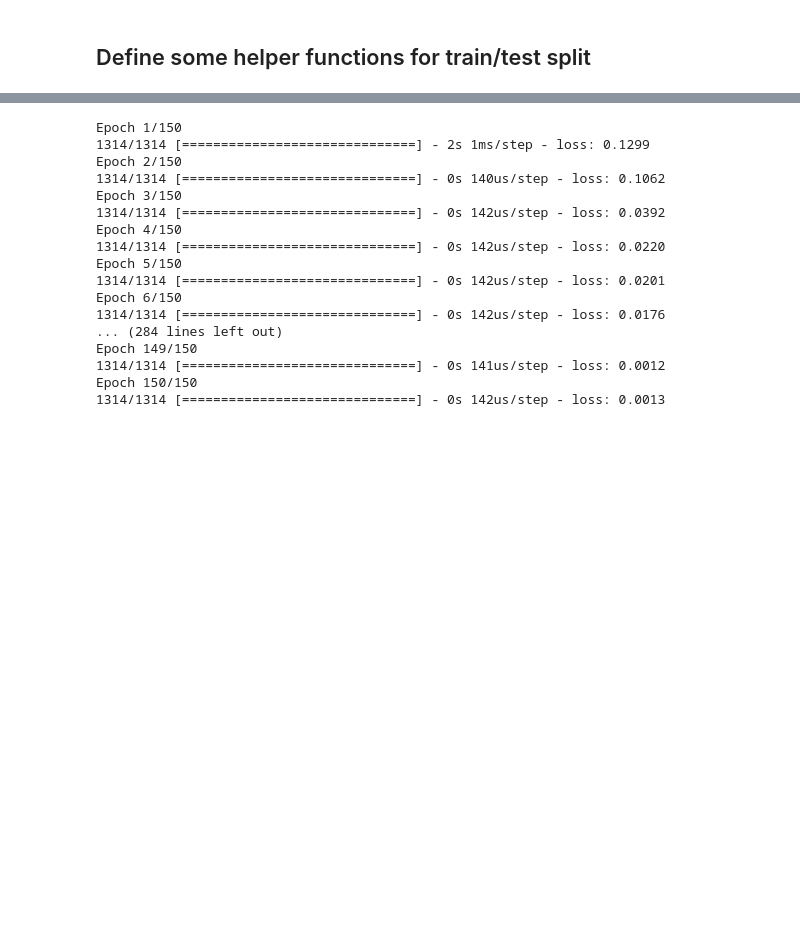
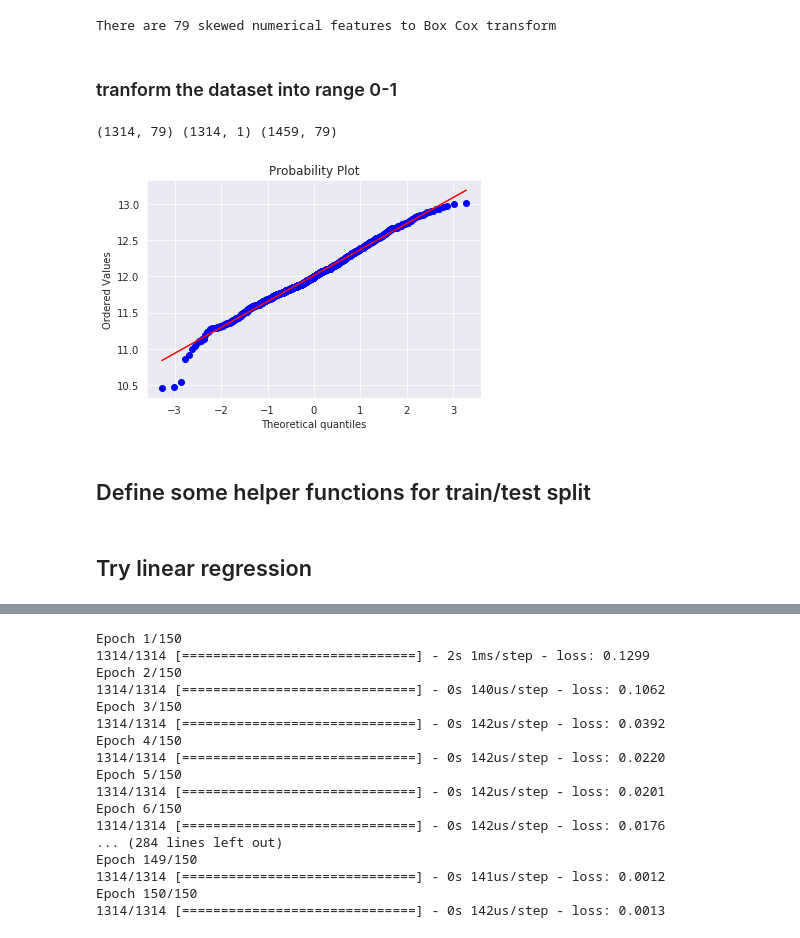
Before and after one commit to wakandan/kaggle, a Jupyter notebook: house-price/baseline-neural-network-Copy2.ipynb, the cells around one changed output, grey strips where cells are left out. Drawn from its saved outputs; the diff is of its cells as text; code cells hidden in the pictures; blank space fills up the shorter version.

```diff
--- a/house-price/baseline-neural-network-Copy2.ipynb
+++ b/house-price/baseline-neural-network-Copy2.ipynb
@@ -101,3 +149,39 @@ Number of rows without outliers: 1314
+# %%
+skewness = skewness[abs(skewness) > 0.75]
+print("There are {} skewed numerical features to Box Cox transform".format(skewness.shape[0]))
+combine = [train_df, test_df]
+from scipy.special import boxcox1p
+skewed_features = skewness.index
+lam = 0.15
+for feat in skewed_features:
+    #all_data[feat] += 1
+    dataset[feat] = boxcox1p(dataset[feat], lam)
+# %% [output]
+There are 79 skewed numerical features to Box Cox transform
+# %% [markdown]
+### tranform the dataset into range 0-1
+# %%
+combined = pd.concat([train_df, test_df])
+scaler = MinMaxScaler()
+scaler.fit(combined)
+train = scaler.transform(train_df)
+test = scaler.transform(test_df)
+
+#scale SalePrice using log1p toi ensure normal distribution because we are going to use linear models
+y = np.log1p(y)
+scaler_price = MinMaxScaler()
+scaler_price.fit(y.as_matrix().reshape(-1, 1))
+Y = scaler_price.transform(y.as_matrix().reshape(-1, 1))
+print(train.shape, Y.shape, test.shape)
+# %% [output]
+(1314, 79) (1314, 1) (1459, 79)
+# %%
+#Get also the QQ-plot
+fig = plt.figure()
+res = stats.probplot(y, plot=plt)
+plt.show()
+# %% [output]
+[figure, added]
 # %% [markdown]
 ## Define some helper functions for train/test split
 # %%
@@ -129,3 +213,5 @@ def predict_and_submit(model, test, file):
         "SalePrice": Y_pred.reshape(-1)
     })
     submission.to_csv(file, index=False)
+# %% [markdown]
+## Try linear regression
```
Also changed, not shown: parts of 9 cells of this notebook, 3 other files.
